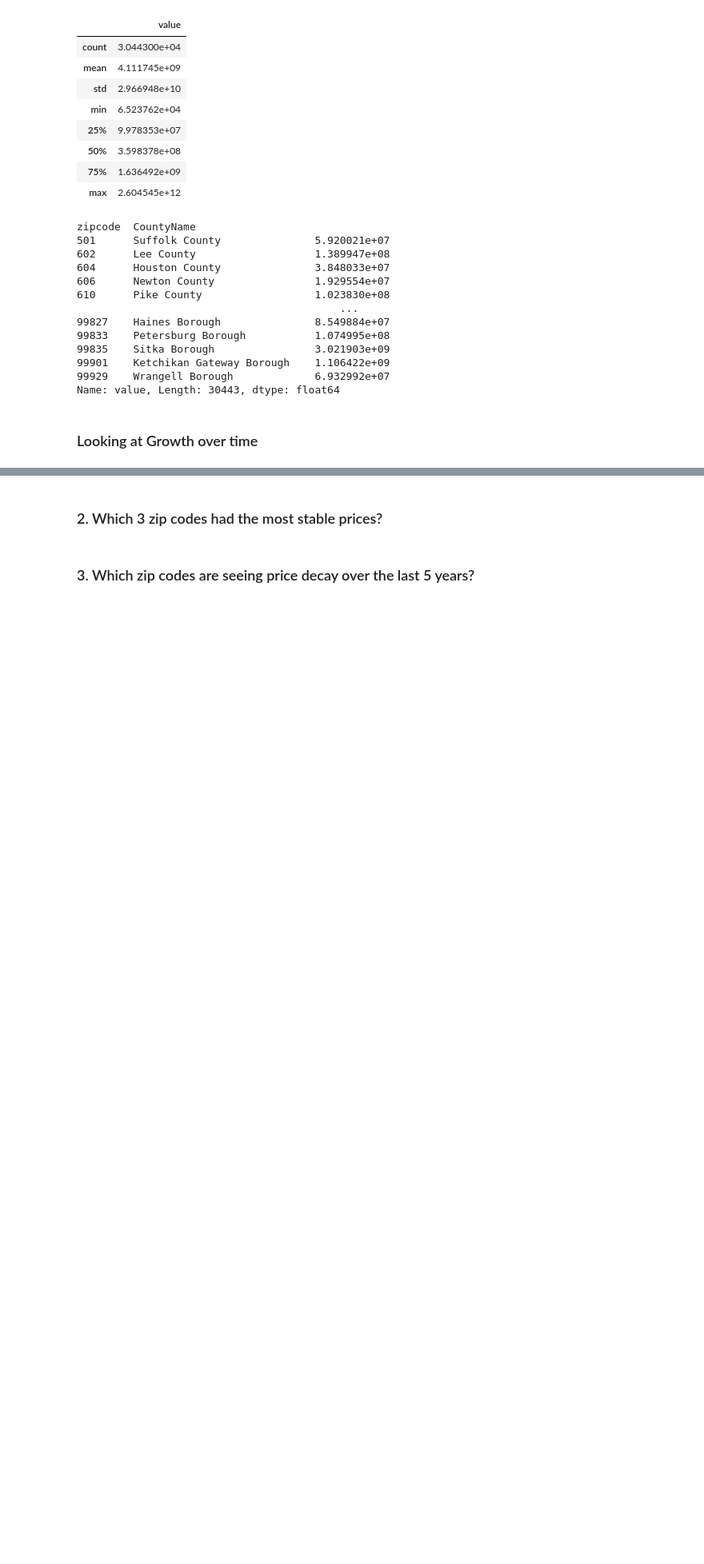
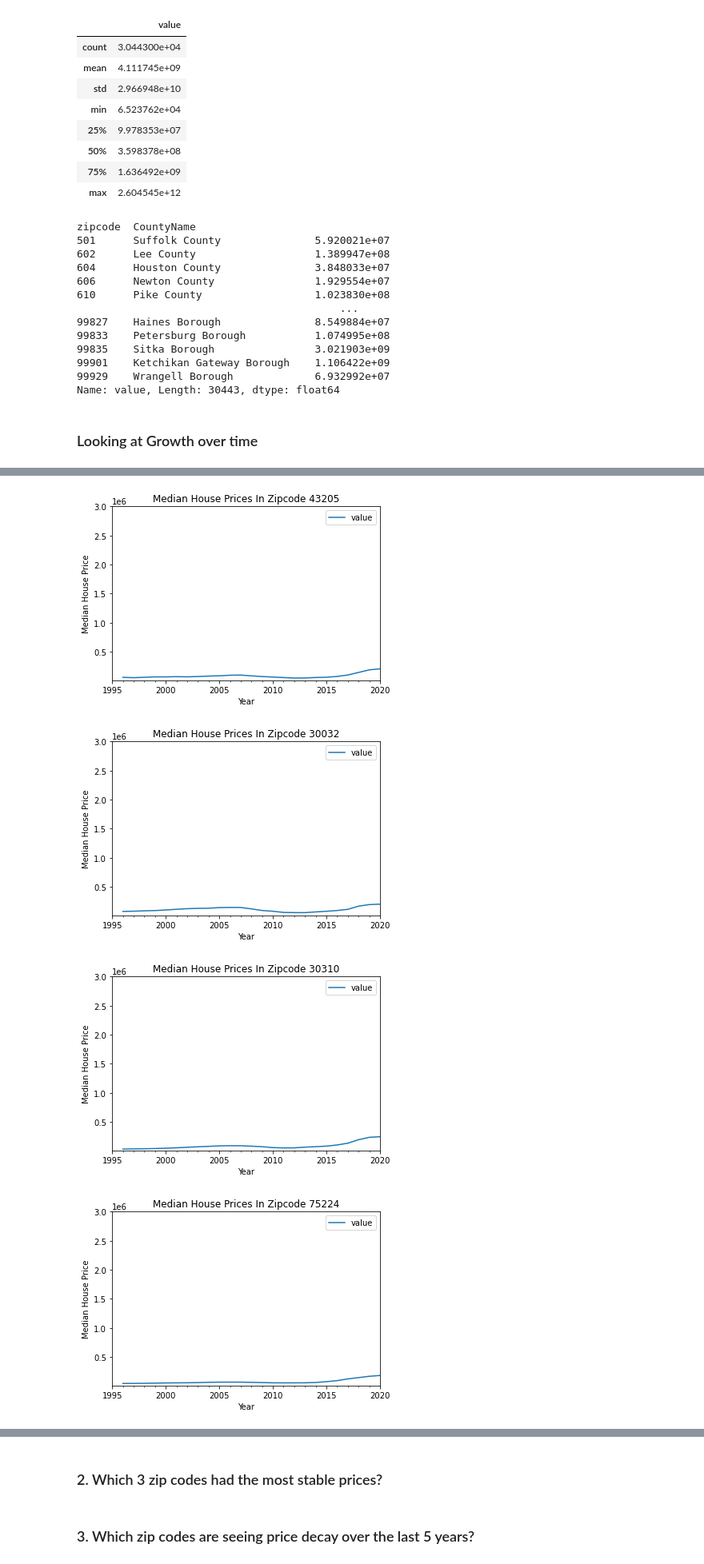
Before and after one commit to jrf6xh/Time-Series-Modeling, a Jupyter notebook: starter_notebook_CM.ipynb, the cells around one changed output, grey strips where cells are left out. Shown: that part at 80% size. Cells and saved outputs as stored; diff of their text form; code cells hidden in the pictures; blank space fills up the shorter version.

```diff
--- a/starter_notebook_CM.ipynb
+++ b/starter_notebook_CM.ipynb
@@ -414,0 +403,8 @@ smallest_3
+# %%
+top_zips_5_yr = [43205, 30032, 30310, 75224, 75141]
+line_plot(top_zips_5_yr)
+# %% [output]
+[figure, added]
+[figure, added]
+[figure, added]
+[figure, added]
```
Also changed, not shown: parts of 19 cells of this notebook.
